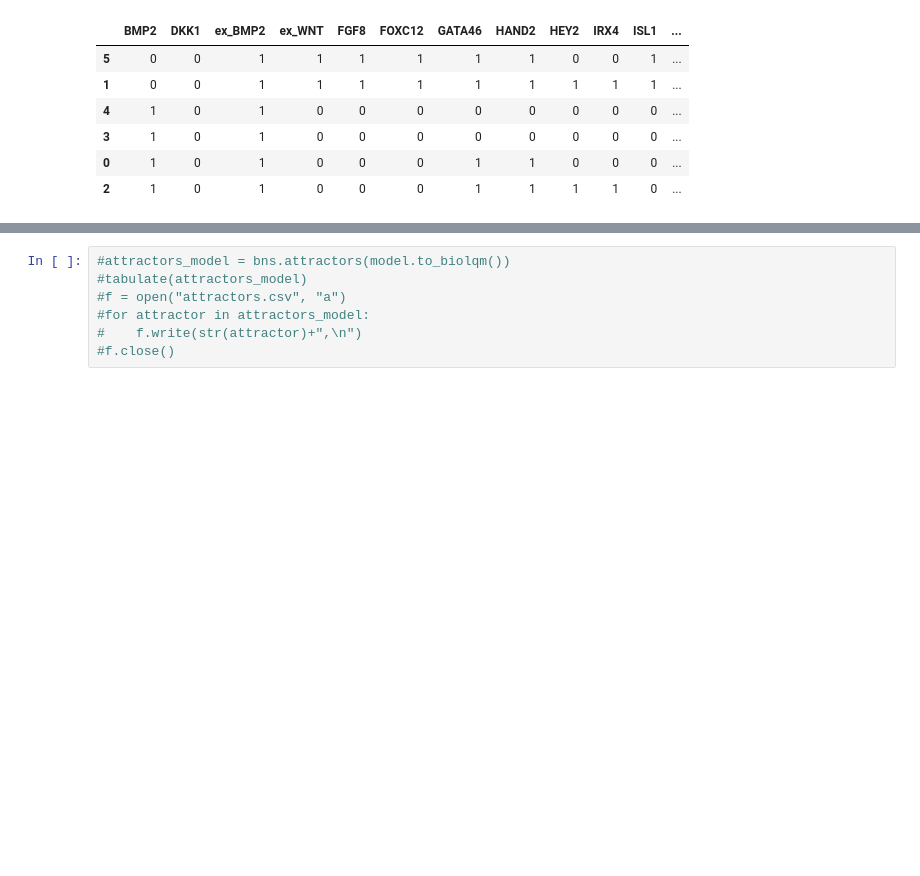
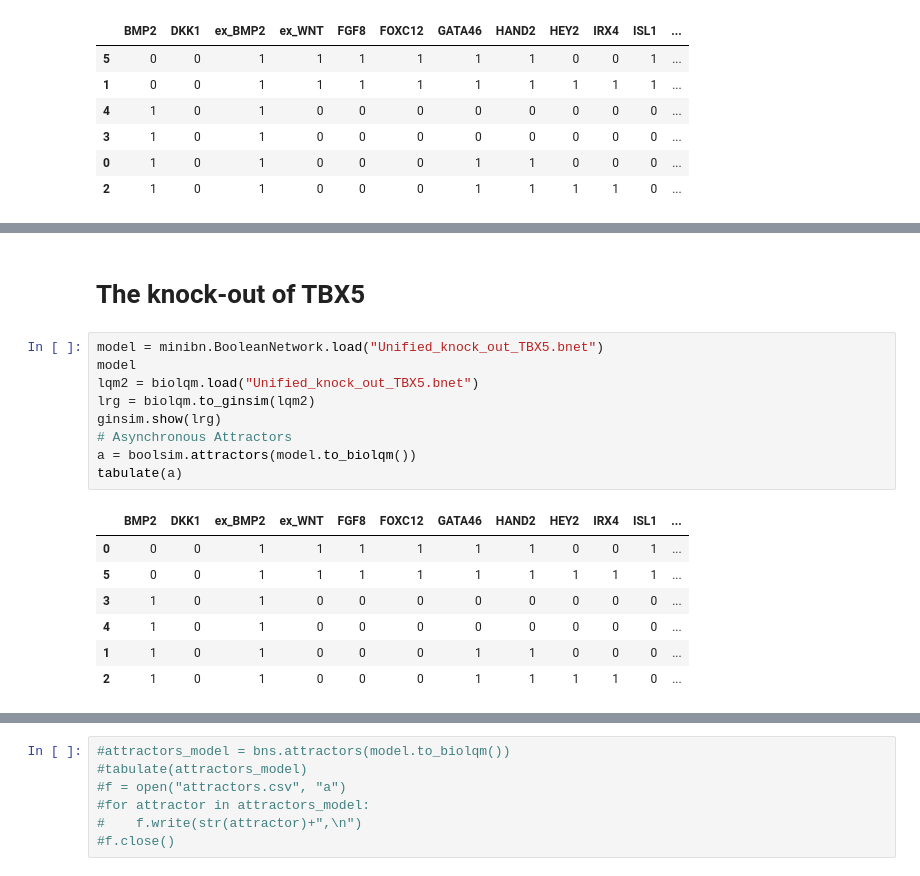
Before and after one commit to GeorgiosArg/Beyond-Committed-Cardiomyocytes, a Jupyter notebook: DynamicalModellinginHeartDevelopment;CellDifferentiationBeyondCommittedCardiomyocytes/Validation.ipynb, the cells around one changed output, grey strips where cells are left out. Cells and saved outputs as stored; diff of their text form; blank space fills up the shorter version.

```diff
--- a/DynamicalModellinginHeartDevelopment;CellDifferentiationBeyondCommittedCardiomyocytes/Validation.ipynb
+++ b/DynamicalModellinginHeartDevelopment;CellDifferentiationBeyondCommittedCardiomyocytes/Validation.ipynb
@@ -78,0 +98,19 @@ ginsim.show(lrg)
+# %% [markdown]
+# The knock-out of TBX5
+# %%
+model = minibn.BooleanNetwork.load("Unified_knock_out_TBX5.bnet")
+model
+lqm2 = biolqm.load("Unified_knock_out_TBX5.bnet")
+lrg = biolqm.to_ginsim(lqm2)
+ginsim.show(lrg)
+# Asynchronous Attractors
+a = boolsim.attractors(model.to_biolqm())
+tabulate(a)
+# %% [output]
+|  | BMP2 | DKK1 | ex_BMP2 | ex_WNT | FGF8 | FOXC12 | GATA46 | HAND2 | HEY2 | IRX4 | ISL1 | ... |
+| 0 | 0 | 0 | 1 | 1 | 1 | 1 | 1 | 1 | 0 | 0 | 1 | ... |
+| 5 | 0 | 0 | 1 | 1 | 1 | 1 | 1 | 1 | 1 | 1 | 1 | ... |
+| 3 | 1 | 0 | 1 | 0 | 0 | 0 | 0 | 0 | 0 | 0 | 0 | ... |
+| 4 | 1 | 0 | 1 | 0 | 0 | 0 | 0 | 0 | 0 | 0 | 0 | ... |
+| 1 | 1 | 0 | 1 | 0 | 0 | 0 | 1 | 1 | 0 | 0 | 0 | ... |
+| 2 | 1 | 0 | 1 | 0 | 0 | 0 | 1 | 1 | 1 | 1 | 0 | ... |
```
Also changed, not shown: parts of 12 cells of this notebook, 9 other files.
